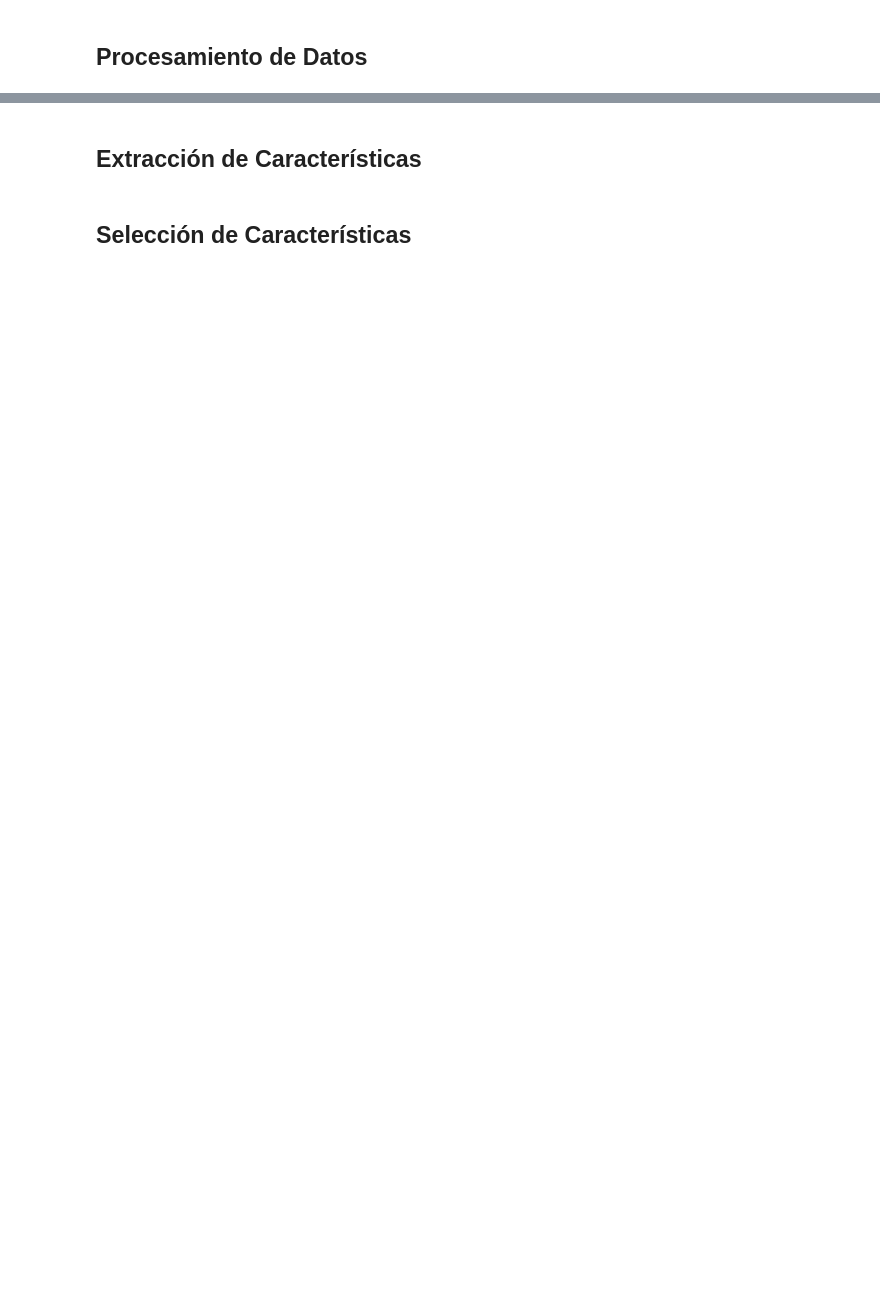
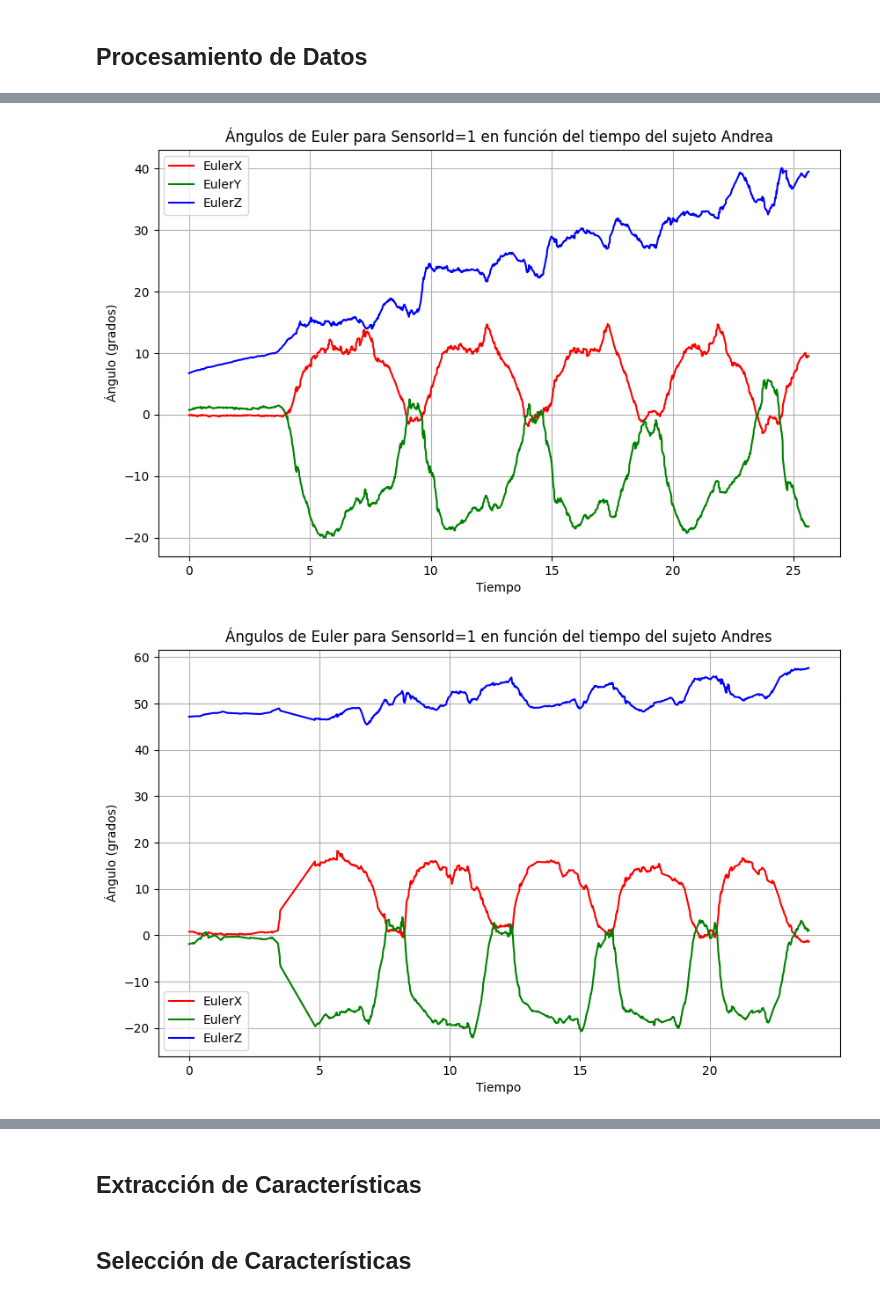
Before and after one commit to Ariana1998/Practica3_CDSI_ArianaEspinoza, a Jupyter notebook: Notebook.ipynb, the cells around one changed output, grey strips where cells are left out. Drawn from its saved outputs; the diff is of its cells as text; code cells hidden in the pictures; blank space fills up the shorter version.

```diff
--- a/Notebook.ipynb
+++ b/Notebook.ipynb
@@ -23,0 +180,19 @@ Los sensores IMU se pusieron uno en cada pantorrilla, uno en cada muslo y uno en
+# %%
+for index in list_df:
+    df = list_df[index]
+
+    df_sensor_id = df[df['SensorId'] == 2]
+
+    plt.figure(figsize=(10, 6))
+    plt.plot(df_sensor_id['TimeStamp'], df_sensor_id['EulerX'], label='EulerX', color='red')
+    plt.plot(df_sensor_id['TimeStamp'], df_sensor_id['EulerY'], label='EulerY', color='green')
+    plt.plot(df_sensor_id['TimeStamp'], df_sensor_id['EulerZ'], label='EulerZ', color='blue')
+    plt.title(f'Ángulos de Euler para SensorId=1 en función del tiempo del sujeto {index}')
+    plt.xlabel('Tiempo')
+    plt.ylabel('Ángulo (grados)')
+    plt.legend()
+    plt.grid(True)
+    plt.show()
+# %% [output]
+[figure, added]
+[figure, added]
```
Also changed, not shown: parts of 17 cells of this notebook.
